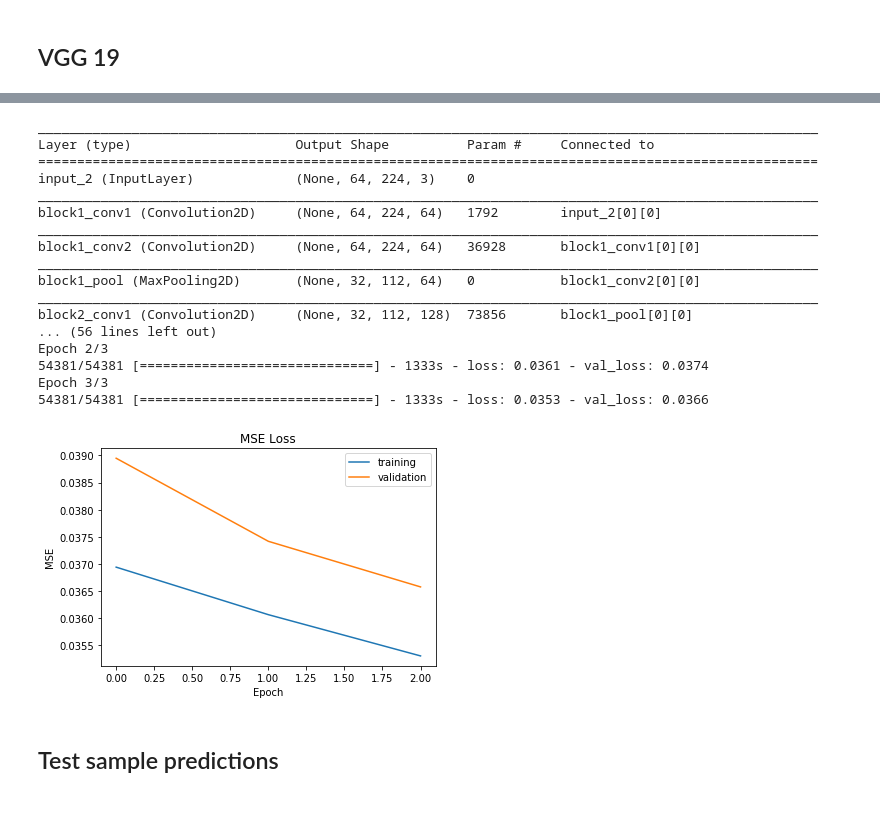
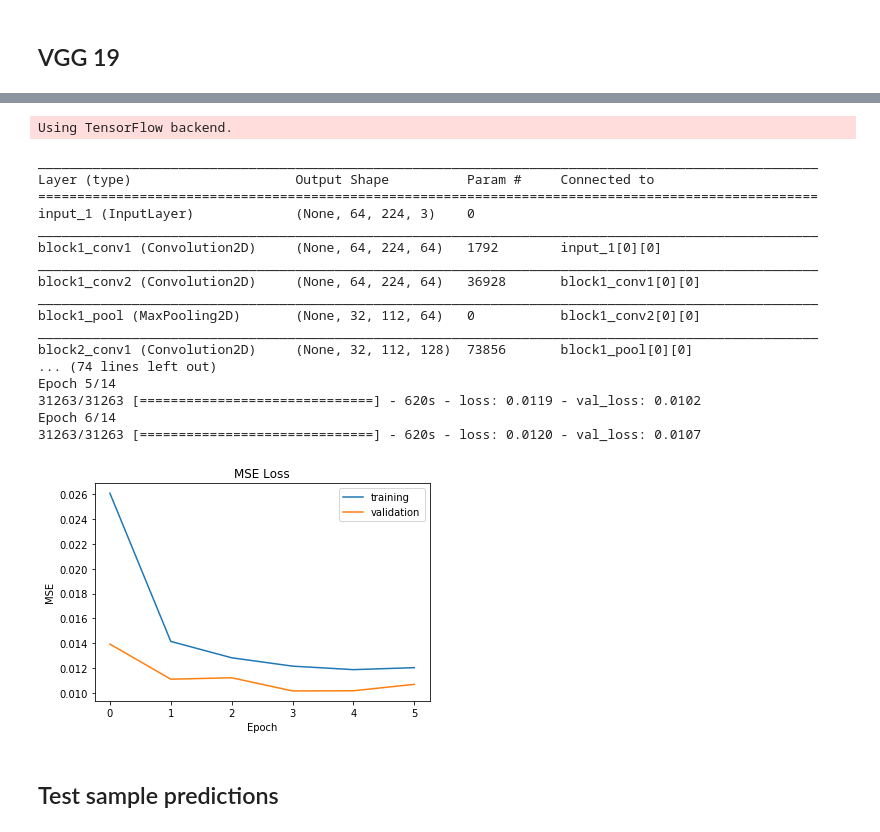
Before and after one commit to kkoppolu/CarND-BehavioralCloning, a Jupyter notebook: Behavioral_Cloning.ipynb, the cells around one changed output, grey strips where cells are left out. Drawn from its saved outputs; the diff is of its cells as text; code cells hidden in the pictures.

```diff
--- a/Behavioral_Cloning.ipynb
+++ b/Behavioral_Cloning.ipynb
@@ -173,7 +235,8 @@ Validation samples: 26785
 ### Reference: https://github.com/fchollet/keras/blob/master/keras/applications/vgg19.py
 
 from keras.models import Model
-from keras.layers import Flatten, Dense, Dropout
+from keras.layers import Flatten, Dense, Dropout, Activation
+from keras.layers.normalization import BatchNormalization
 from keras.optimizers import Adam
 from keras.applications.vgg19 import VGG19
 from keras.callbacks import EarlyStopping, ModelCheckpoint
@@ -181,66 +244,86 @@ from keras.callbacks import EarlyStopping, ModelCheckpoint
 import matplotlib.pyplot as plt
 %matplotlib inline
 
+# save model to this file at the end of every epoch
 model_save_file='model-{epoch:02d}-{val_loss:.4f}.h5'
-saved_model_file='model-06-0.0336.h5'
+
+# start with VGG convolutions
 base_model = VGG19(weights='imagenet', include_top=False, input_shape=(64, 224, 3))
 for layer in base_model.layers:
     layer.trainable = False
 
+# add dense layers to the end (feature extraction)
 x = base_model.get_layer('block5_pool').output
 x = Flatten(name='custom_flatten')(x)
-x = Dense(4096, activation='relu', name='custom_fc1')(x)
+
+x = Dense(512, name='custom_fc1')(x)
+x = BatchNormalization()(x)
+x = Activation('relu')(x)
+
 x = Dropout(0.5)(x)
-x = Dense(2048, activation='relu', name='custom_fc2')(x)
+
+x = Dense(64, name='custom_fc2')(x)
+x = BatchNormalization()(x)
+x = Activation('relu')(x)
+
 x = Dropout(0.2)(x)
-x = Dense(1024, activation='relu', name='custom_fc3')(x)
+
+x = Dense(10, name='custom_fc3')(x)
+x = BatchNormalization()(x)
+x = Activation('relu')(x)
+
 predictions = Dense(1, activation='linear', name='custom_predictions')(x)
 
 model = Model(input=base_model.input, output=predictions)
-model.load_weights(saved_model_file)
 print (model.summary())
 
-batch_size=32
+# training
+batch_size=128
 train_generator = sample_generator(train_data, batch_size = batch_size)
 validation_generator = sample_generator(val_data, batch_size = batch_size)
 
 opt = Adam(lr=0.001, beta_1=0.9)
 model.compile(loss='mse', optimizer=opt)
-early_stopper = EarlyStopping(monitor='loss', min_delta=1e-5)
+# stop if loss has stopped decreasing
+early_stopper = EarlyStopping(monitor='loss', min_delta=1e-4)
+# save the model after each epoch
 checkpointer = ModelCheckpoint(filepath=model_save_file, save_best_only=False)
-hist = model.fit_generator(train_generator, samples_per_epoch = train_sample_size, nb_epoch=3, verbose=1,
+
+# train/fit
+hist = model.fit_generator(train_generator, samples_per_epoch = train_sample_size, nb_epoch=14, verbose=1,
                            validation_data=validation_generator, nb_val_samples = val_sample_size,
                           callbacks = [early_stopper, checkpointer])
 
 ### plt the training and validation loss for each epoch
 plt.figure(1)
 loss_plot = plt.subplot(1,1,1)
 loss_plot.set_title("MSE Loss")
 loss_plot.plot(hist.history['loss'], label='training')
 loss_plot.plot(hist.history['val_loss'], label='validation')
 loss_plot.set_ylabel('MSE')
 loss_plot.set_xlabel('Epoch')
 loss_plot.legend(loc = 'upper right')
 plt.show()
 # %% [output]
-____________________________________________________________________________________________________
-Layer (type)                     Output Shape          Param #     Connected to
-====================================================================================================
-input_2 (InputLayer)             (None, 64, 224, 3)    0
-____________________________________________________________________________________________________
-block1_conv1 (Convolution2D)     (None, 64, 224, 64)   1792        input_2[0][0]
-____________________________________________________________________________________________________
-block1_conv2 (Convolution2D)     (None, 64, 224, 64)   36928       block1_conv1[0][0]
-____________________________________________________________________________________________________
-block1_pool (MaxPooling2D)       (None, 32, 112, 64)   0           block1_conv2[0][0]
-____________________________________________________________________________________________________
-block2_conv1 (Convolution2D)     (None, 32, 112, 128)  73856       block1_pool[0][0]
-... (56 lines left out)
-Epoch 2/3
-54381/54381 [==============================] - 1333s - loss: 0.0361 - val_loss: 0.0374
-Epoch 3/3
-54381/54381 [==============================] - 1333s - loss: 0.0353 - val_loss: 0.0366
+Using TensorFlow backend.
+____________________________________________________________________________________________________
+Layer (type)                     Output Shape          Param #     Connected to
+====================================================================================================
+input_1 (InputLayer)             (None, 64, 224, 3)    0
+____________________________________________________________________________________________________
+block1_conv1 (Convolution2D)     (None, 64, 224, 64)   1792        input_1[0][0]
+____________________________________________________________________________________________________
+block1_conv2 (Convolution2D)     (None, 64, 224, 64)   36928       block1_conv1[0][0]
+____________________________________________________________________________________________________
+block1_pool (MaxPooling2D)       (None, 32, 112, 64)   0           block1_conv2[0][0]
+____________________________________________________________________________________________________
+block2_conv1 (Convolution2D)     (None, 32, 112, 128)  73856       block1_pool[0][0]
+... (74 lines left out)
+Epoch 5/14
+31263/31263 [==============================] - 620s - loss: 0.0119 - val_loss: 0.0102
+Epoch 6/14
+31263/31263 [==============================] - 620s - loss: 0.0120 - val_loss: 0.0107
-[figure, old version]
+[figure, new version]
 # %% [markdown]
 ## Test sample predictions
 # %%
```
Also changed, not shown: parts of 13 cells of this notebook.
